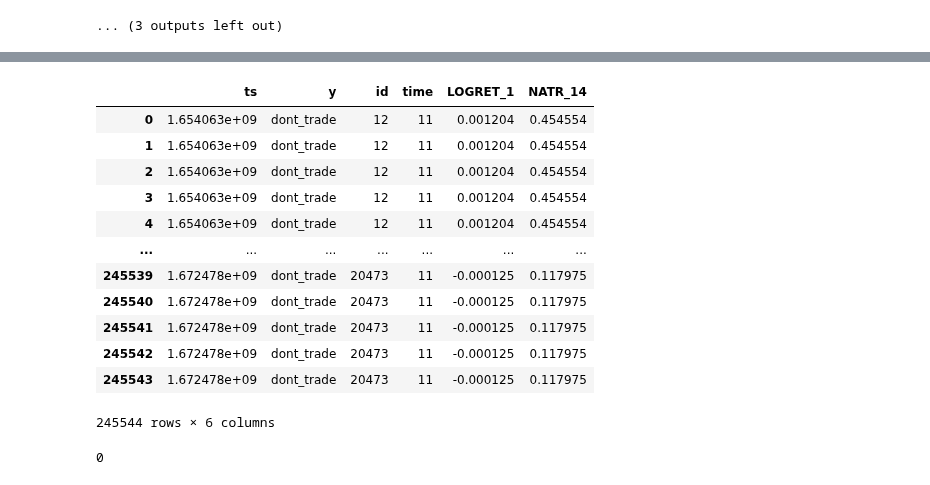
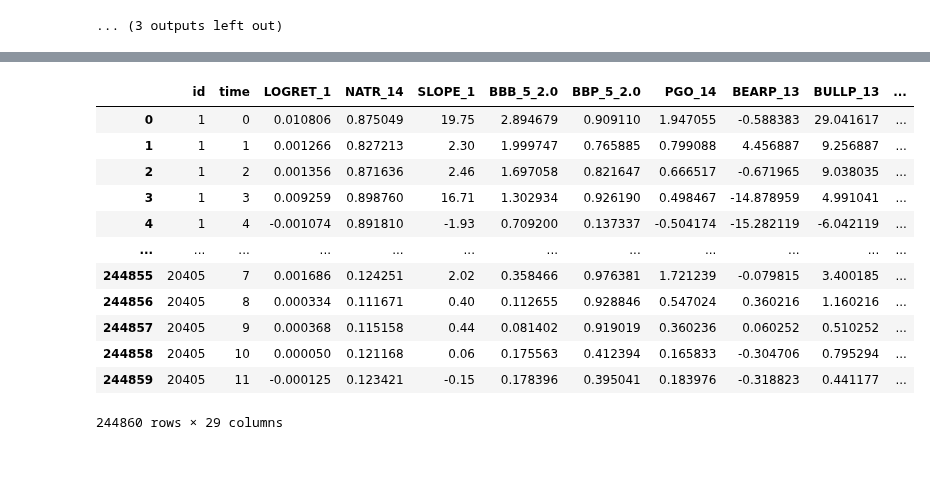
Before and after one commit to henokali1/trdr, a Jupyter notebook: ml/pg.ipynb, the cells around one changed output, grey strips where cells are left out. Cells and saved outputs as stored; diff of their text form; code cells hidden in the pictures.

```diff
--- a/ml/pg.ipynb
+++ b/ml/pg.ipynb
@@ -295,17 +241,0 @@ for idx in range(candlestick_frame, tot, 1):
-# %%
-app_df = pd.DataFrame(dta_lst)
-app_df
-# %% [output]
-|  | ts | y | id | time | LOGRET_1 | NATR_14 |
-| 0 | 1.654063e+09 | dont_trade | 12 | 11 | 0.001204 | 0.454554 |
-| 1 | 1.654063e+09 | dont_trade | 12 | 11 | 0.001204 | 0.454554 |
-| 2 | 1.654063e+09 | dont_trade | 12 | 11 | 0.001204 | 0.454554 |
-| 3 | 1.654063e+09 | dont_trade | 12 | 11 | 0.001204 | 0.454554 |
-| 4 | 1.654063e+09 | dont_trade | 12 | 11 | 0.001204 | 0.454554 |
-| ... | ... | ... | ... | ... | ... | ... |
-| 245539 | 1.672478e+09 | dont_trade | 20473 | 11 | -0.000125 | 0.117975 |
-| 245540 | 1.672478e+09 | dont_trade | 20473 | 11 | -0.000125 | 0.117975 |
-| 245541 | 1.672478e+09 | dont_trade | 20473 | 11 | -0.000125 | 0.117975 |
-| 245542 | 1.672478e+09 | dont_trade | 20473 | 11 | -0.000125 | 0.117975 |
-| 245543 | 1.672478e+09 | dont_trade | 20473 | 11 | -0.000125 | 0.117975 |
-245544 rows × 6 columns
@@ -314,4 +242,46 @@ app_df.to_csv('../../data/app_df.csv')
-# %%
-len(y[candlestick_frame:tot])-len(app_df)
-# %% [output]
-0
+# %%
+candlestick_frame = 12
+
+tot = len(df)
+dta_lst = []
+
+columns = list(df.columns)[:-1]
+columns.pop(0)
+f_str = 'id,time,LOGRET_1,NATR_14,SLOPE_1,BBB_5_2.0,BBP_5_2.0,PGO_14,BEARP_13,BULLP_13,EFI_13,DMP_14,DMN_14,CG_10,TRIX_30_9,TRIXs_30_9,SMI_5_20_5,SMIs_5_20_5,SMIo_5_20_5,AD,TRUERANGE_1,PVT,EBSW_40_10,PVOL,THERMO_20_2_0.5,THERMOma_20_2_0.5,CHOP_14_1_100,PVI_1,VHF_28\n'
+time = list(df['time'])
+lst_columns = {}
+y_tsfresh = []
+for c in columns:
+    lst_columns[c] = list(df[c])
+for id in range(candlestick_frame, tot, 1):
+    y_tsfresh.append(y[id])
+    app_id = id - candlestick_frame + 1
+    for i in range(candlestick_frame):
+        app = {}
+        app['signal']=y[id]
+        app['id'] = app_id
+        app['time'] = i
+        for c in columns:
+            app[c] = lst_columns[c][id-i]
+        dta_lst.append(app)
+
+app_df = pd.DataFrame(dta_lst)
+training_y = list(app_df['signal'])
+app_df = app_df.drop(columns = ['signal'], axis=1)
+app_df.to_csv('../../data/df.csv', index=False)
+pd.DataFrame({'': y_tsfresh}).to_csv('../../data/y.csv', index=False)
+app_df
+# %% [output]
+|  | id | time | LOGRET_1 | NATR_14 | SLOPE_1 | BBB_5_2.0 | BBP_5_2.0 | PGO_14 | BEARP_13 | BULLP_13 | ... |
+| 0 | 1 | 0 | 0.010806 | 0.875049 | 19.75 | 2.894679 | 0.909110 | 1.947055 | -0.588383 | 29.041617 | ... |
+| 1 | 1 | 1 | 0.001266 | 0.827213 | 2.30 | 1.999747 | 0.765885 | 0.799088 | 4.456887 | 9.256887 | ... |
+| 2 | 1 | 2 | 0.001356 | 0.871636 | 2.46 | 1.697058 | 0.821647 | 0.666517 | -0.671965 | 9.038035 | ... |
+| 3 | 1 | 3 | 0.009259 | 0.898760 | 16.71 | 1.302934 | 0.926190 | 0.498467 | -14.878959 | 4.991041 | ... |
+| 4 | 1 | 4 | -0.001074 | 0.891810 | -1.93 | 0.709200 | 0.137337 | -0.504174 | -15.282119 | -6.042119 | ... |
+| ... | ... | ... | ... | ... | ... | ... | ... | ... | ... | ... | ... |
+| 244855 | 20405 | 7 | 0.001686 | 0.124251 | 2.02 | 0.358466 | 0.976381 | 1.721239 | -0.079815 | 3.400185 | ... |
+| 244856 | 20405 | 8 | 0.000334 | 0.111671 | 0.40 | 0.112655 | 0.928846 | 0.547024 | 0.360216 | 1.160216 | ... |
+| 244857 | 20405 | 9 | 0.000368 | 0.115158 | 0.44 | 0.081402 | 0.919019 | 0.360236 | 0.060252 | 0.510252 | ... |
+| 244858 | 20405 | 10 | 0.000050 | 0.121168 | 0.06 | 0.175563 | 0.412394 | 0.165833 | -0.304706 | 0.795294 | ... |
+| 244859 | 20405 | 11 | -0.000125 | 0.123421 | -0.15 | 0.178396 | 0.395041 | 0.183976 | -0.318823 | 0.441177 | ... |
+244860 rows × 29 columns
```
Also changed, not shown: parts of 5 cells of this notebook, 1 other file.
